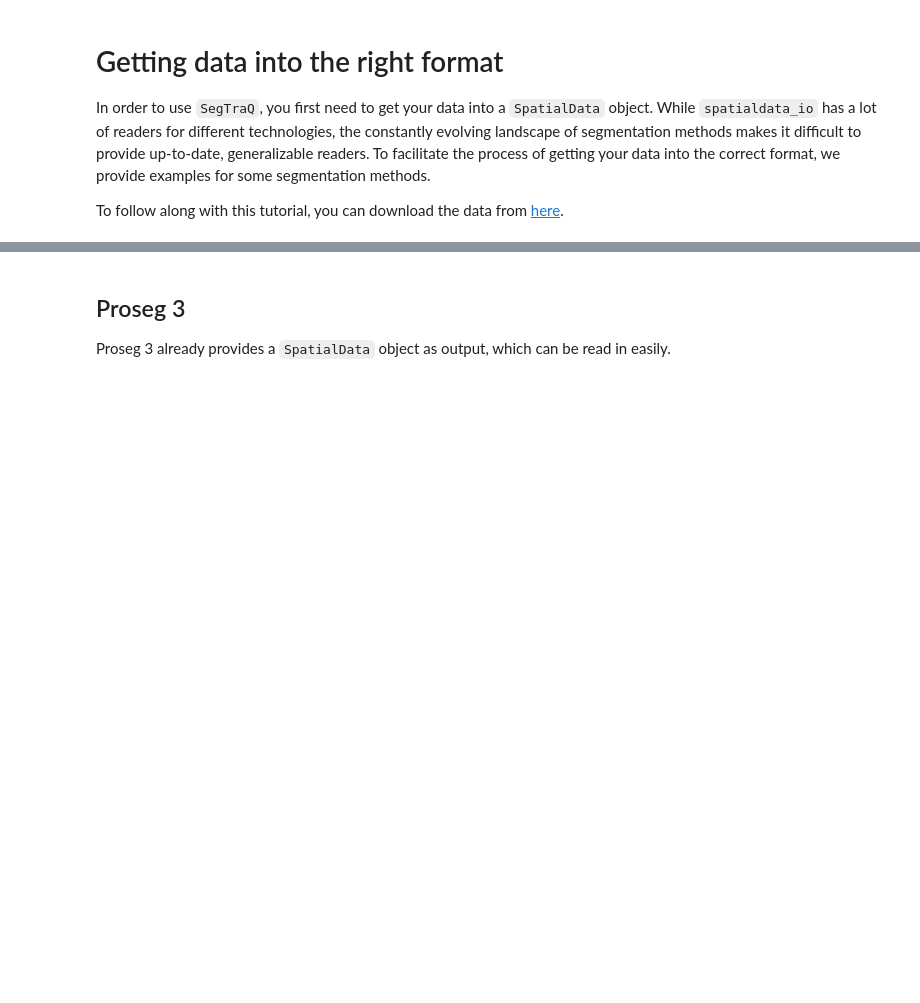
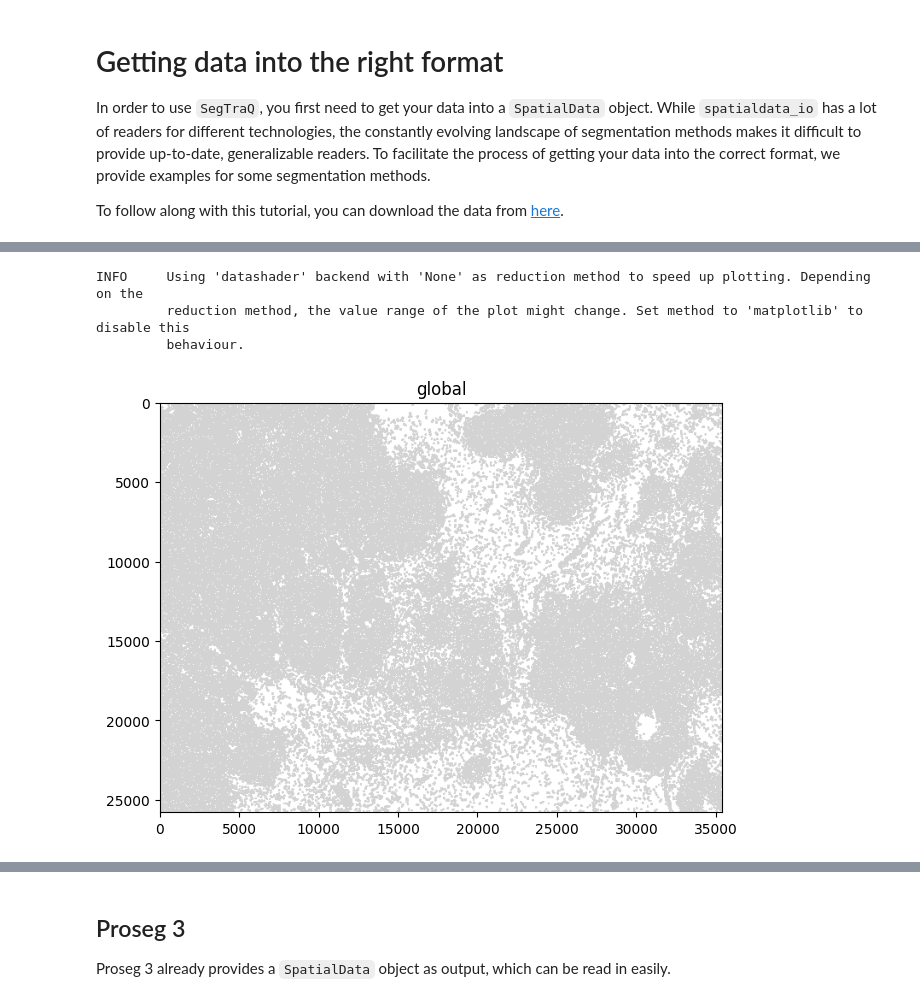
Before and after one commit to LazDaria/SegTraQ, a Jupyter notebook: docs/notebooks/io.ipynb, the cells around one changed output, grey strips where cells are left out. Drawn from its saved outputs; the diff is of its cells as text; code cells hidden in the pictures; blank space fills up the shorter version.

```diff
--- a/docs/notebooks/io.ipynb
+++ b/docs/notebooks/io.ipynb
@@ -6,0 +53,10 @@ To follow along with this tutorial, you can download the data from [here](https:
+# %%
+import spatialdata_io  # noqa
+import segtraq
+
+sdata = spatialdata_io.xenium("/g/huber/projects/CODEX/segtraq/data/20260113_Janesick_Replicate1/xenium",
+                              cells_as_circles=False,
+                              cells_labels=False,
+                              nucleus_labels=False,
+                              morphology_mip=False)
+sdata
@@ -6,0 +77,9 @@ To follow along with this tutorial, you can download the data from [here](https:
+# %%
+import spatialdata_plot
+
+sdata.pl.render_shapes("cell_boundaries").pl.show()
+# %% [output]
+INFO     Using 'datashader' backend with 'None' as reduction method to speed up plotting. Depending on the
+         reduction method, the value range of the plot might change. Set method to 'matplotlib' to disable this
+         behaviour.
+[figure, added]
```
Also changed, not shown: parts of 24 cells of this notebook.
